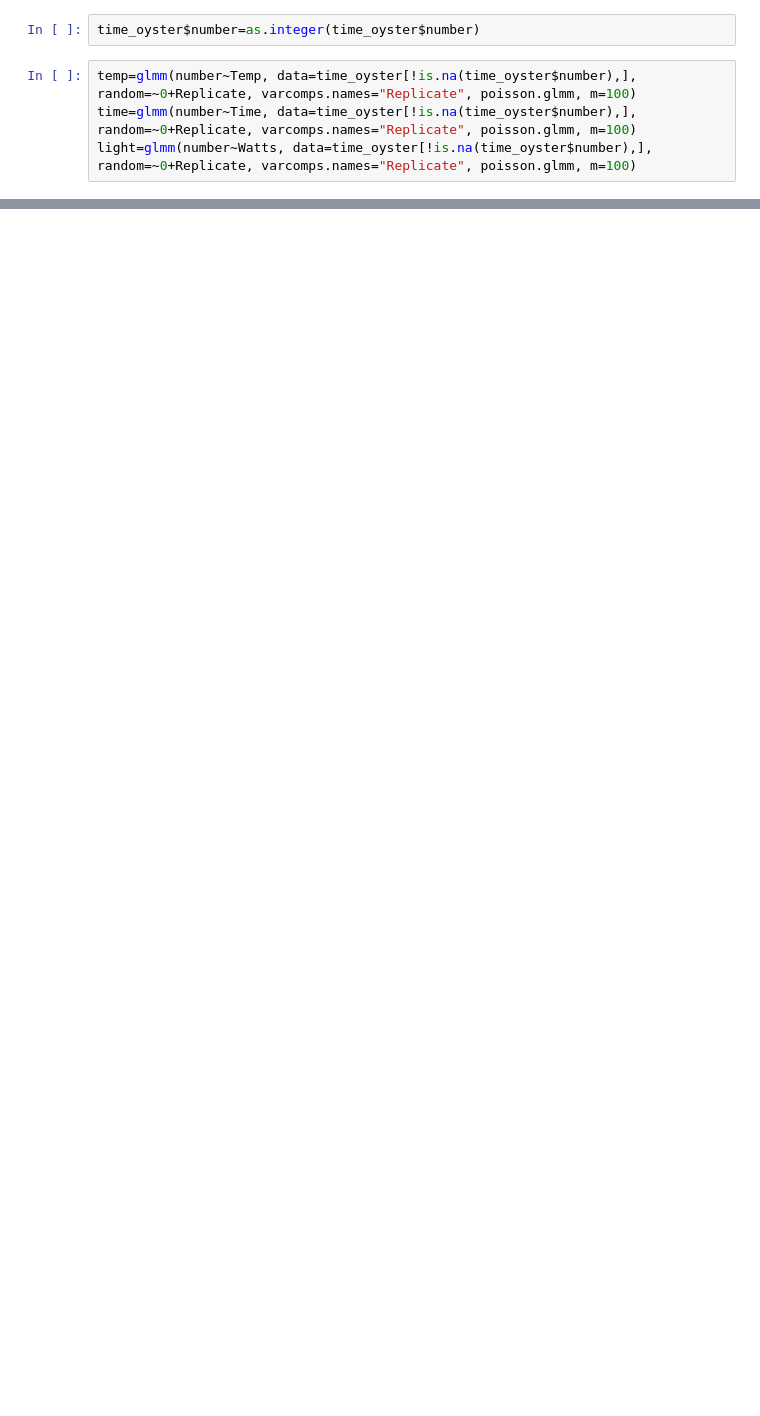
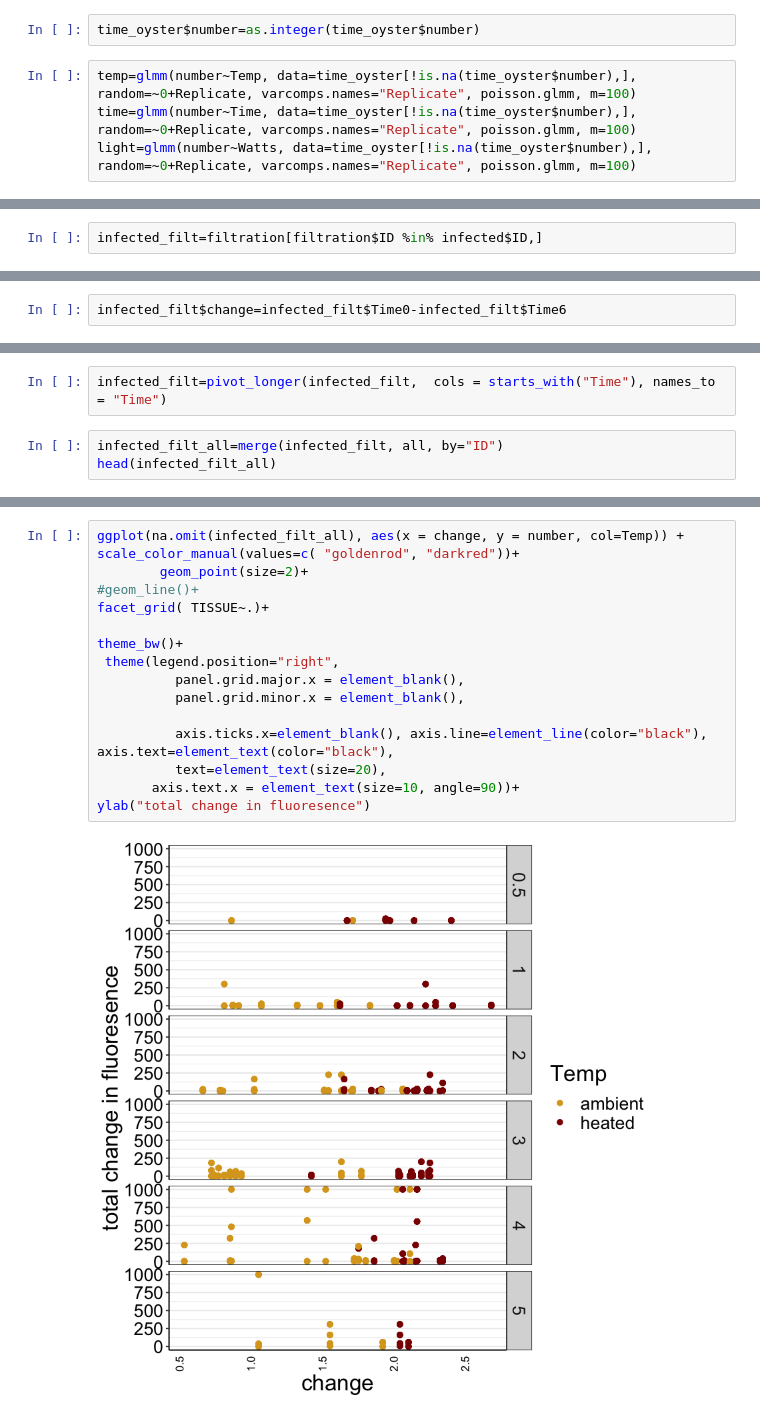
Before and after one commit to sagw/DE2019, a Jupyter notebook: Shed2019.ipynb, the cells around one changed output, grey strips where cells are left out. Drawn from its saved outputs; the diff is of its cells as text; blank space fills up the shorter version.

Commit message:
adding filtration analyses

```diff
--- a/Shed2019.ipynb
+++ b/Shed2019.ipynb
@@ -667,0 +700,2 @@ Filtration
+# %%
+infected_filt=filtration[filtration$ID %in% infected$ID,]
@@ -667,0 +712,2 @@ Filtration
+# %%
+infected_filt$change=infected_filt$Time0-infected_filt$Time6
@@ -667,0 +724,5 @@ Filtration
+# %%
+infected_filt=pivot_longer(infected_filt,  cols = starts_with("Time"), names_to = "Time")
+# %%
+infected_filt_all=merge(infected_filt, all, by="ID")
+head(infected_filt_all)
@@ -667,0 +737,18 @@ Filtration
+# %%
+ggplot(na.omit(infected_filt_all), aes(x = change, y = number, col=Temp)) +
+scale_color_manual(values=c( "goldenrod", "darkred"))+
+        geom_point(size=2)+
+#geom_line()+
+facet_grid( TISSUE~.)+
+
+theme_bw()+
+ theme(legend.position="right",
+          panel.grid.major.x = element_blank(),
+          panel.grid.minor.x = element_blank(),
+
+          axis.ticks.x=element_blank(), axis.line=element_line(color="black"), axis.text=element_text(color="black"),
+          text=element_text(size=20),
+       axis.text.x = element_text(size=10, angle=90))+
+ylab("total change in fluoresence")
+# %% [output]
+[figure, added]
```
Also changed, not shown: parts of 37 cells of this notebook.
